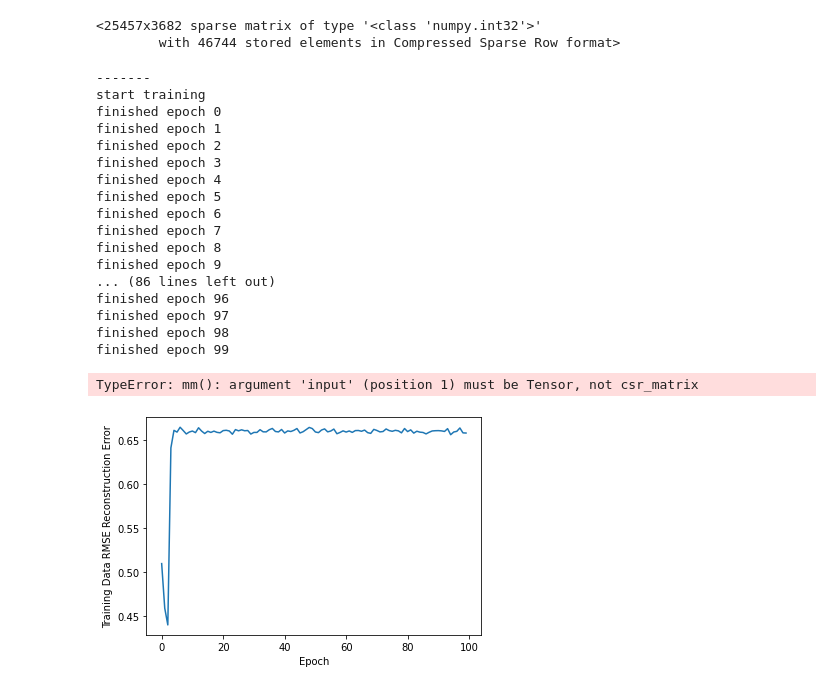
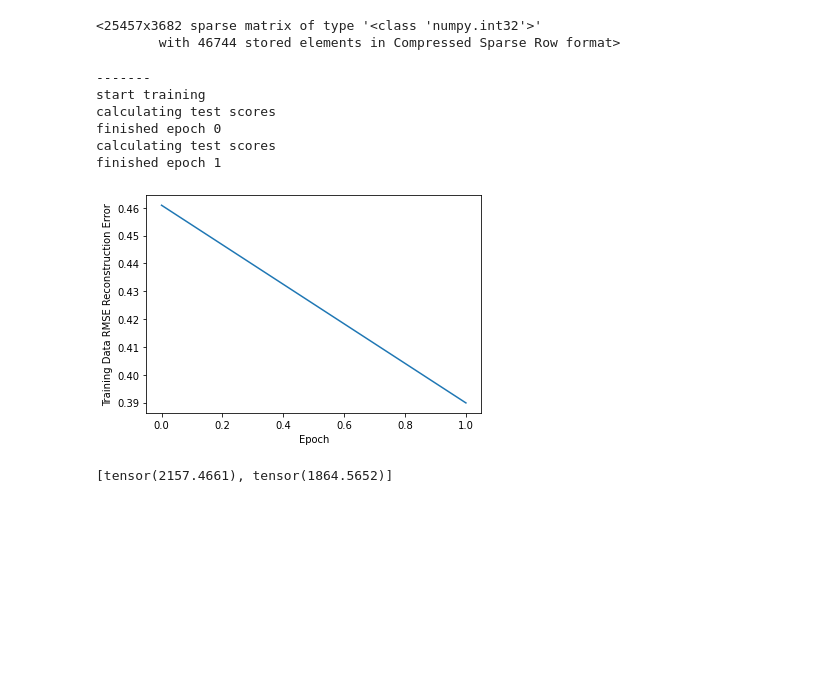
Before and after one commit to jdepreter/ai-project, a Jupyter notebook: rbm_notebook.ipynb, the cells around one changed output. Drawn from its saved outputs; the diff is of its cells as text; code cells hidden in the pictures; blank space fills up the shorter version.

Commit message:
test scores

```diff
--- a/rbm_notebook.ipynb
+++ b/rbm_notebook.ipynb
@@ -245,11 +245,40 @@ train_matrix
 <25457x3682 sparse matrix of type '<class 'numpy.int32'>'
         with 46744 stored elements in Compressed Sparse Row format>
 # %%
+def score_model(rbm):
+    test_recon_error = 0  # RMSE reconstruction error initialized to 0 at the beginning of training
+    s = 0  # a counter (float type)
+    # for loop - go through every single user
+    for id_user in range(user_reviews_df_exploded['user_id_int'].max() + 1):
+        v = train_matrix[id_user:id_user + 1]  # training set inputs are used to activate neurons of my RBM
+        vt = test_matrix[id_user:id_user + 1]  # target
+        # v = convert_sparse_matrix_to_sparse_tensor(training_sample)
+        # vt = convert_sparse_matrix_to_sparse_tensor(training_sample2)
+        v = v.todense()
+        vt = vt.todense()
+
+        # v = v.to_dense()
+        # vt = vt.to_dense()
+        v = v - 1
+        vt = vt - 1
+        v = torch.Tensor(v)
+        vt = torch.Tensor(vt)
+        if len(vt[vt > -1]) > 0:
+            _, h = rbm.sample_h(v)
+            _, v = rbm.sample_v(h)
+
+            # Update test RMSE reconstruction error
+            test_recon_error += torch.sqrt(torch.mean((vt[vt > -1] - v[vt > -1])**2))
+            s += 1
+
+    return test_recon_error / s
+
 print('-------')
 n_vis = user_reviews_df_exploded['item_id_int'].max() + 1
 n_hidden = 12
 batch_size = 128
 train_errors = []
+test_errors = []
 rbm = RBM(n_vis, n_hidden)
 
 # https://stackoverflow.com/questions/40896157/scipy-sparse-csr-matrix-to-tensorflow-sparsetensor-mini-batch-gradient-descent
@@ -266,6 +295,7 @@ def convert_sparse_matrix_to_sparse_tensor(X):
     shape = coo.shape
 
     return torch.sparse.FloatTensor(i, v, torch.Size(shape))
+
 print("start training")
 for epoch in range(2):
     train_recon_error = 0  # RMSE reconstruction error initialized to 0 at the beginning of training
@@ -291,8 +321,6 @@ for epoch in range(2):
             _, hk = rbm.sample_h(vk)
             _, vk = rbm.sample_v(hk)
 
-
-
             # We don't want to learn when there is no rating by the user, and there is no update when rating = -1
             # Remove indices from vk vector that are not in the v0 vector => get sparse tensor again
             vk[v0 < 0] = v0[v0 < 0]
@@ -305,62 +333,42 @@ for epoch in range(2):
 
         phk, _ = rbm.sample_h(vk)
 
 
         rbm.train(v0, vk, ph0, phk)
 
-        train_recon_error += torch.sqrt(torch.mean((v0[v0 >= 0] - vk[v0 >= 0])**2))
+        train_recon_error += torch.sqrt(torch.mean((v0[v0 > 0] - vk[v0 > 0])**2))
         s += 1
         # print((torch.mm(v0.t(), ph0) - torch.mm(vk.t(), phk)).t().shape)
         # print(torch.sum((-vk + v0), 0).shape)
         # print(torch.sum((ph0 - phk), 0).shape)
 
     train_errors.append(train_recon_error / s)
 
     print('calculating test scores')
+    test_errors.append(score_model(rbm))
 
     print('finished epoch', epoch)
 
 import matplotlib.pyplot as plt
 # Plot the RMSE reconstruction error with respect to increasing number of epochs
 plt.plot(train_errors)
 plt.ylabel('Training Data RMSE Reconstruction Error')
 plt.xlabel('Epoch')
 plt.savefig('result.png')
 
 # Evaluate the RBM on test set
-test_recon_error = 0  # RMSE reconstruction error initialized to 0 at the beginning of training
-s = 0  # a counter (float type)
-
-# for loop - go through every single user
-for id_user in range(user_reviews_df_exploded['user_id_int'].max() + 1):
-    v = train_matrix[id_user:id_user + 1]  # training set inputs are used to activate neurons of my RBM
-    vt = test_matrix[id_user:id_user + 1]  # target
-
-    if len(vt[vt >= 0]) > 0:
-        _, h = rbm.sample_h(v)
-        _, v = rbm.samrple_v(h)
-
-        # Update test RMSE reconstruction error
-        test_recon_error += torch.sqrt(torch.mean((vt[vt >= 0] - v[vt >= 0])**2))
-        s += 1
+# test_recon_error = score_model(rbm)
+# print("Final error", test_recon_error)
 # %% [output]
 -------
 start training
+calculating test scores
 finished epoch 0
+calculating test scores
 finished epoch 1
-finished epoch 2
-finished epoch 3
-finished epoch 4
-finished epoch 5
-finished epoch 6
-finished epoch 7
-finished epoch 8
-finished epoch 9
-... (86 lines left out)
-finished epoch 96
-finished epoch 97
-finished epoch 98
-finished epoch 99
-TypeError: mm(): argument 'input' (position 1) must be Tensor, not csr_matrix
-[figure, old version]
+[figure, new version]
+# %%
+test_errors
+# %% [output]
+[tensor(2157.4661), tensor(1864.5652)]
 # %%
```
Also changed, not shown: parts of 2 cells of this notebook.
